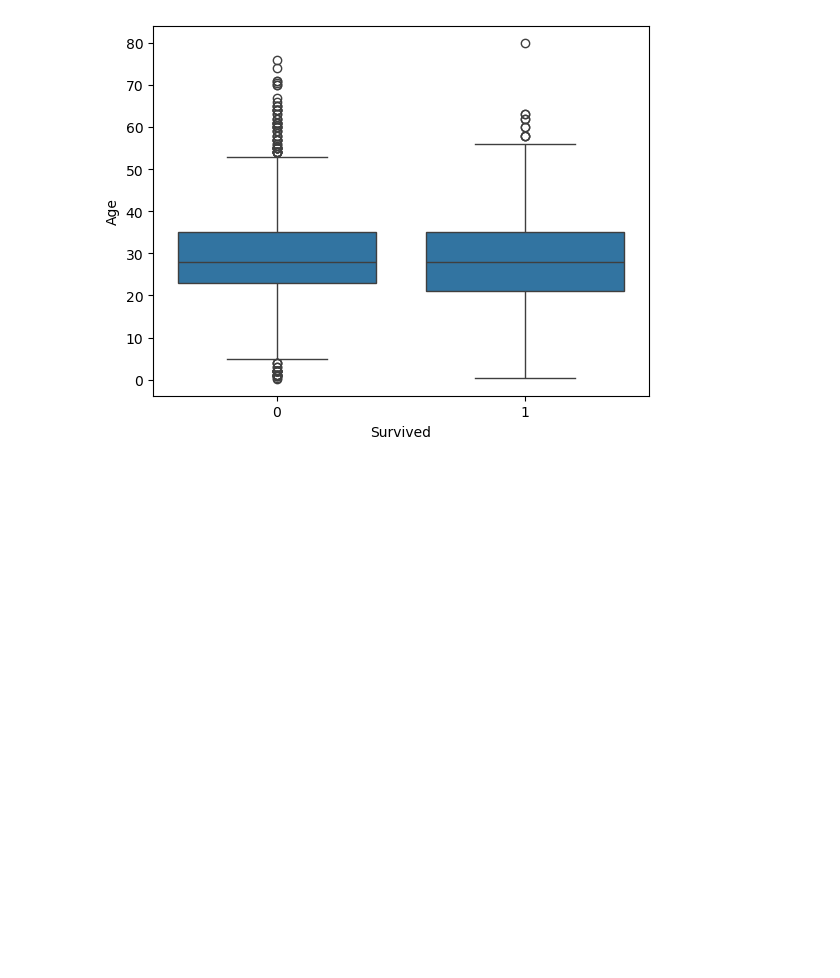
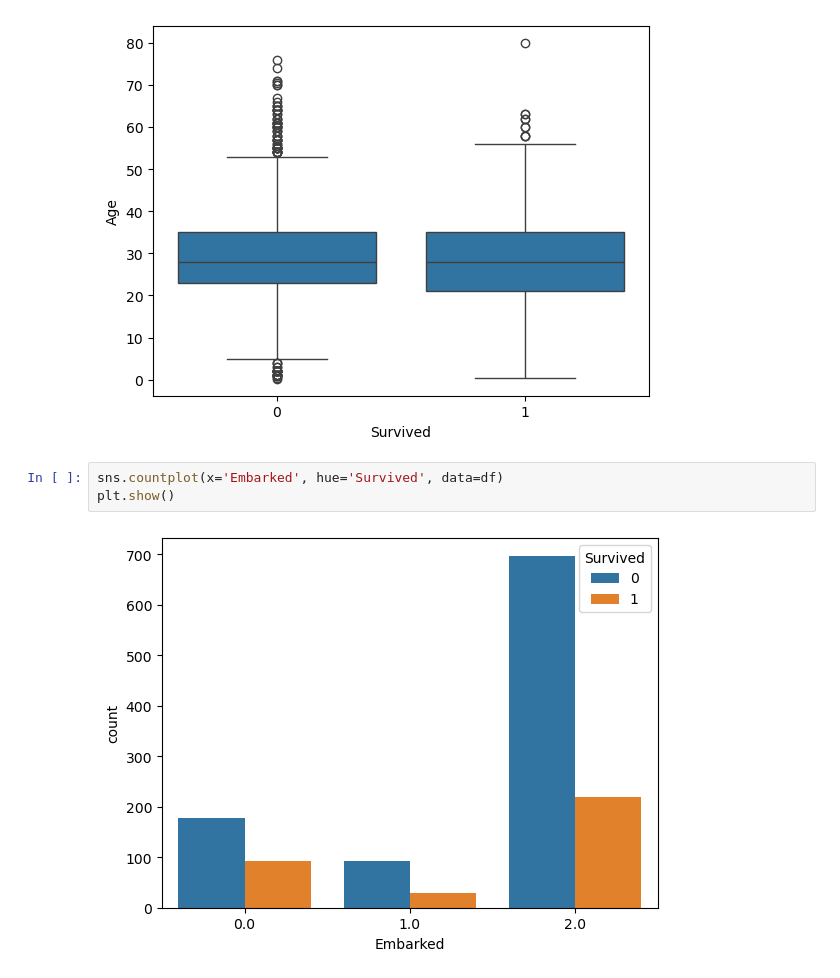
Before and after one commit to Kishansoni3739/titanic_eda, a Jupyter notebook: titanic.ipynb, the cells around one changed output. Drawn from its saved outputs; the diff is of its cells as text; blank space fills up the shorter version.

```diff
--- a/titanic.ipynb
+++ b/titanic.ipynb
@@ -164,3 +164,8 @@ sns.boxplot(x='Survived', y='Age', data=df)
 plt.show()
 # %% [output]
 [figure]
+# %%
+sns.countplot(x='Embarked', hue='Survived', data=df)
+plt.show()
+# %% [output]
+[figure, added]
```
Also changed, not shown: parts of 1 cell of this notebook.
